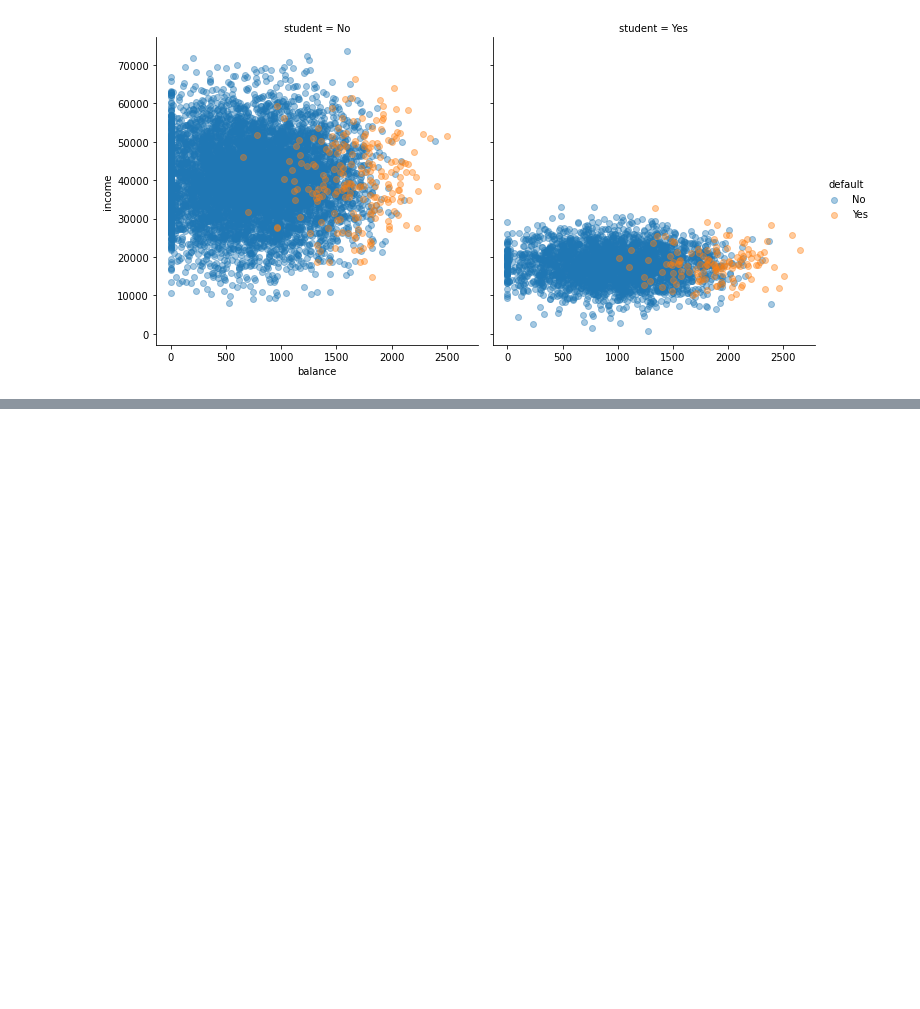
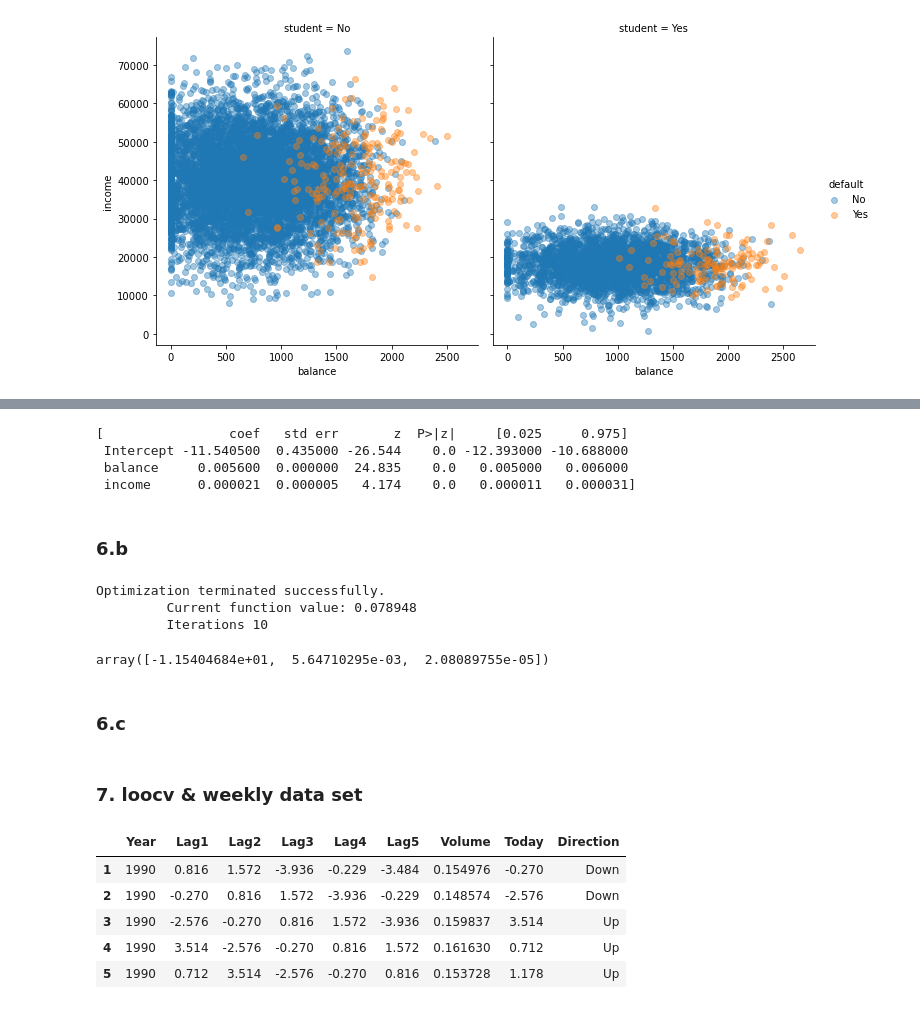
Before and after one commit to jvenepal/ISL, a Jupyter notebook: notebooks/chap5_exer.ipynb, the cells around one changed output, grey strips where cells are left out. Cells and saved outputs as stored; diff of their text form; code cells hidden in the pictures; blank space fills up the shorter version.

```diff
--- a/notebooks/chap5_exer.ipynb
+++ b/notebooks/chap5_exer.ipynb
@@ -152,0 +205,23 @@ Canvas(toolbar=Toolbar(toolitems=[('Home', 'Reset original view', 'home', 'home'
+# %%
+pd.read_html(log_fit6.summary().tables[1].as_html(),header=0, index_col=0)
+# %% [output]
+[                coef   std err       z  P>|z|     [0.025     0.975]
+ Intercept -11.540500  0.435000 -26.544    0.0 -12.393000 -10.688000
+ balance     0.005600  0.000000  24.835    0.0   0.005000   0.006000
+ income      0.000021  0.000005   4.174    0.0   0.000011   0.000031]
+# %% [markdown]
+### 6.b
+# %%
+def boot_fn(formula, data, index):
+    data = data.iloc[index]
+    log_fit = smf.logit(formula, data).fit()
+    return log_fit.params.values
+idx = np.random.permutation(len(default))
+boot_fn(f1, default, idx)
+# %% [output]
+Optimization terminated successfully.
+         Current function value: 0.078948
+         Iterations 10
+array([-1.15404684e+01,  5.64710295e-03,  2.08089755e-05])
+# %% [markdown]
+### 6.c
@@ -152,0 +231,12 @@ Canvas(toolbar=Toolbar(toolitems=[('Home', 'Reset original view', 'home', 'home'
+# %% [markdown]
+### 7. loocv & weekly data set
+# %%
+weekly = pd.read_csv('../data/Weekly.csv', index_col=0)
+weekly.head()
+# %% [output]
+|  | Year | Lag1 | Lag2 | Lag3 | Lag4 | Lag5 | Volume | Today | Direction |
+| 1 | 1990 | 0.816 | 1.572 | -3.936 | -0.229 | -3.484 | 0.154976 | -0.270 | Down |
+| 2 | 1990 | -0.270 | 0.816 | 1.572 | -3.936 | -0.229 | 0.148574 | -2.576 | Down |
+| 3 | 1990 | -2.576 | -0.270 | 0.816 | 1.572 | -3.936 | 0.159837 | 3.514 | Up |
+| 4 | 1990 | 3.514 | -2.576 | -0.270 | 0.816 | 1.572 | 0.161630 | 0.712 | Up |
+| 5 | 1990 | 0.712 | 3.514 | -2.576 | -0.270 | 0.816 | 0.153728 | 1.178 | Up |
```
Also changed, not shown: parts of 40 cells of this notebook.
